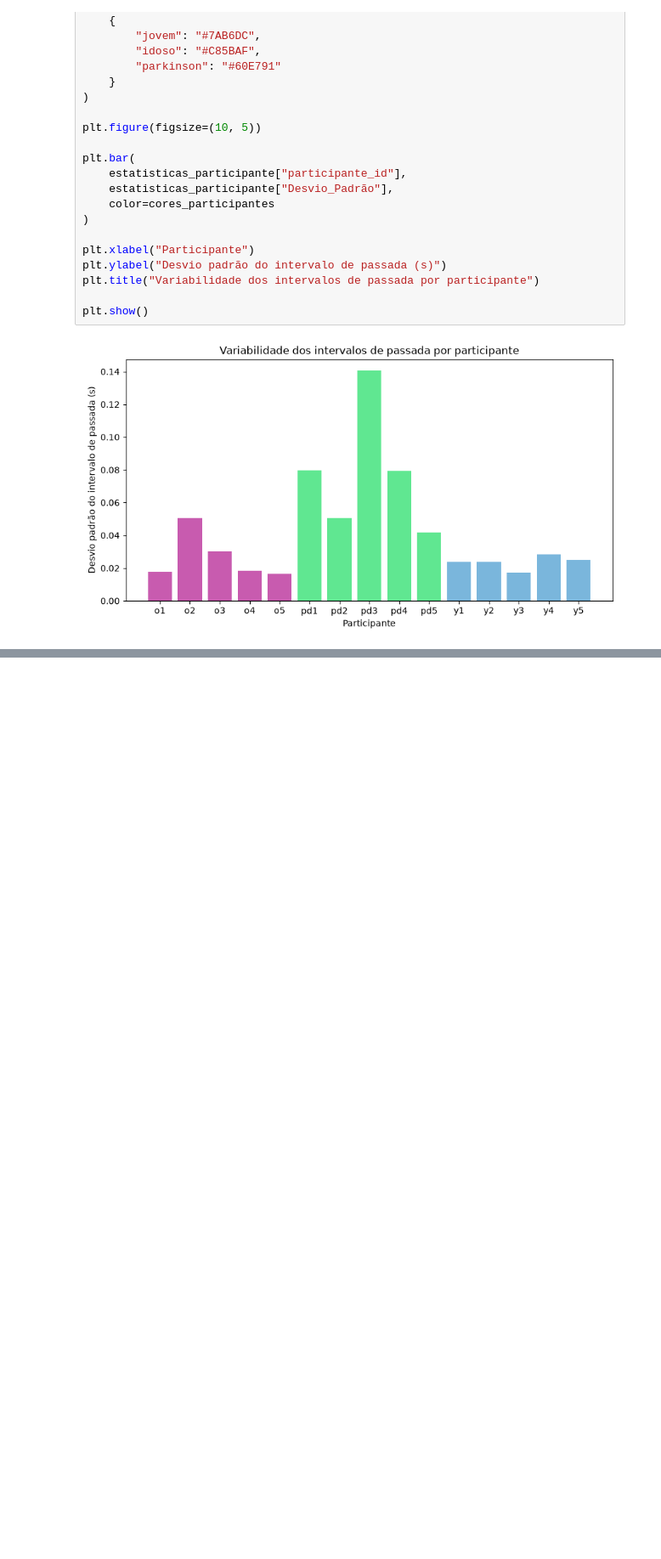
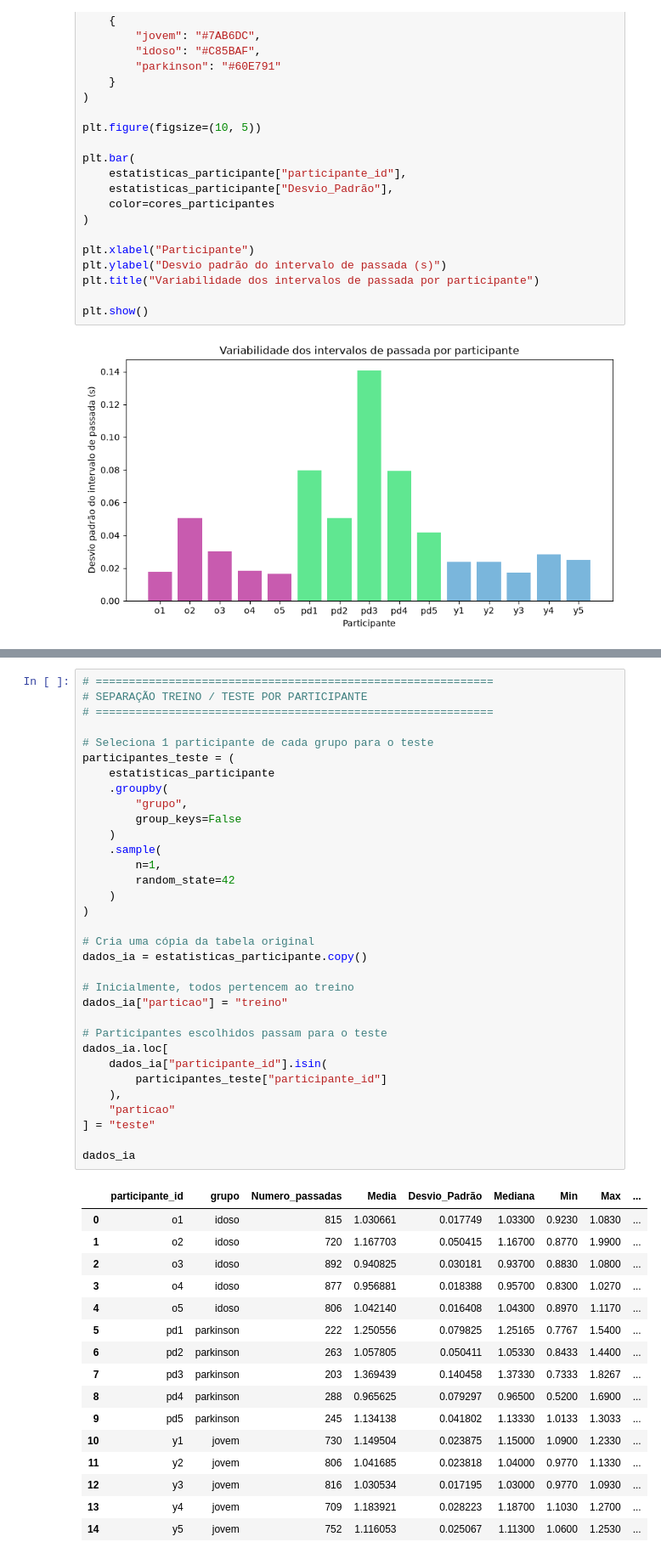
Before and after one commit to danielagoal13/engenharia-dados-gaitdb, a Jupyter notebook: notebooks/01_eda.ipynb, the cells around one changed output, grey strips where cells are left out. Shown at 85% size. Cells and saved outputs as stored; diff of their text form; blank space fills up the shorter version.

```diff
--- a/notebooks/01_eda.ipynb
+++ b/notebooks/01_eda.ipynb
@@ -283,0 +328,50 @@ plt.show()
+# %%
+# ============================================================
+# SEPARAÇÃO TREINO / TESTE POR PARTICIPANTE
+# ============================================================
+
+# Seleciona 1 participante de cada grupo para o teste
+participantes_teste = (
+    estatisticas_participante
+    .groupby(
+        "grupo",
+        group_keys=False
+    )
+    .sample(
+        n=1,
+        random_state=42
+    )
+)
+
+# Cria uma cópia da tabela original
+dados_ia = estatisticas_participante.copy()
+
+# Inicialmente, todos pertencem ao treino
+dados_ia["particao"] = "treino"
+
+# Participantes escolhidos passam para o teste
+dados_ia.loc[
+    dados_ia["participante_id"].isin(
+        participantes_teste["participante_id"]
+    ),
+    "particao"
+] = "teste"
+
+dados_ia
+# %% [output]
+|  | participante_id | grupo | Numero_passadas | Media | Desvio_Padrão | Mediana | Min | Max | ... |
+| 0 | o1 | idoso | 815 | 1.030661 | 0.017749 | 1.03300 | 0.9230 | 1.0830 | ... |
+| 1 | o2 | idoso | 720 | 1.167703 | 0.050415 | 1.16700 | 0.8770 | 1.9900 | ... |
+| 2 | o3 | idoso | 892 | 0.940825 | 0.030181 | 0.93700 | 0.8830 | 1.0800 | ... |
+| 3 | o4 | idoso | 877 | 0.956881 | 0.018388 | 0.95700 | 0.8300 | 1.0270 | ... |
+| 4 | o5 | idoso | 806 | 1.042140 | 0.016408 | 1.04300 | 0.8970 | 1.1170 | ... |
+| 5 | pd1 | parkinson | 222 | 1.250556 | 0.079825 | 1.25165 | 0.7767 | 1.5400 | ... |
+| 6 | pd2 | parkinson | 263 | 1.057805 | 0.050411 | 1.05330 | 0.8433 | 1.4400 | ... |
+| 7 | pd3 | parkinson | 203 | 1.369439 | 0.140458 | 1.37330 | 0.7333 | 1.8267 | ... |
+| 8 | pd4 | parkinson | 288 | 0.965625 | 0.079297 | 0.96500 | 0.5200 | 1.6900 | ... |
+| 9 | pd5 | parkinson | 245 | 1.134138 | 0.041802 | 1.13330 | 1.0133 | 1.3033 | ... |
+| 10 | y1 | jovem | 730 | 1.149504 | 0.023875 | 1.15000 | 1.0900 | 1.2330 | ... |
+| 11 | y2 | jovem | 806 | 1.041685 | 0.023818 | 1.04000 | 0.9770 | 1.1330 | ... |
+| 12 | y3 | jovem | 816 | 1.030534 | 0.017195 | 1.03000 | 0.9770 | 1.0930 | ... |
+| 13 | y4 | jovem | 709 | 1.183921 | 0.028223 | 1.18700 | 1.1030 | 1.2700 | ... |
+| 14 | y5 | jovem | 752 | 1.116053 | 0.025067 | 1.11300 | 1.0600 | 1.2530 | ... |
```
Also changed, not shown: parts of 4 cells of this notebook, 9 other files.
